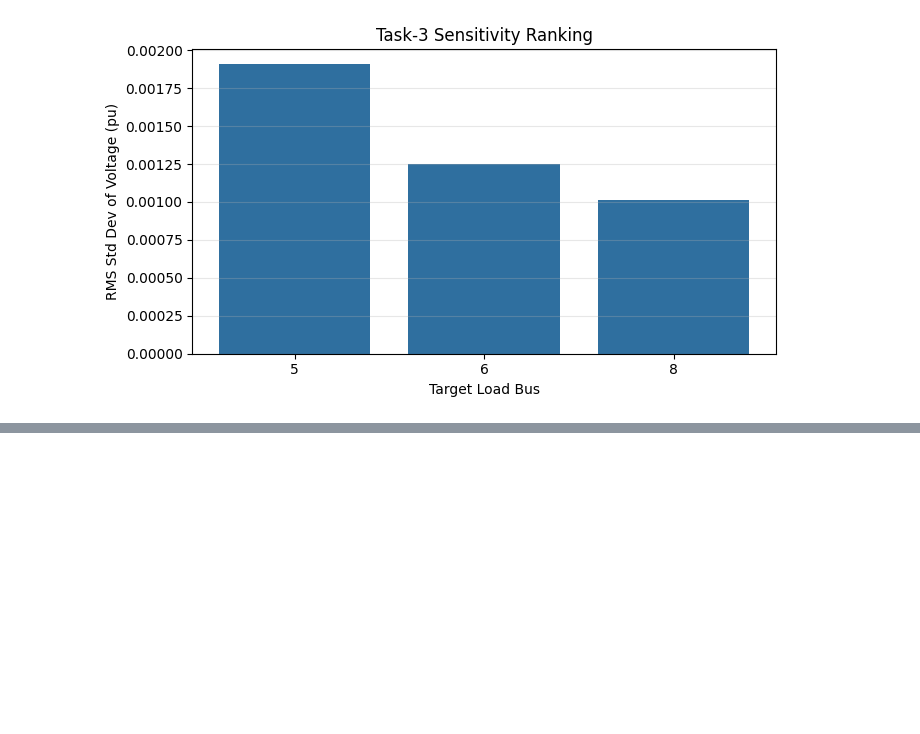
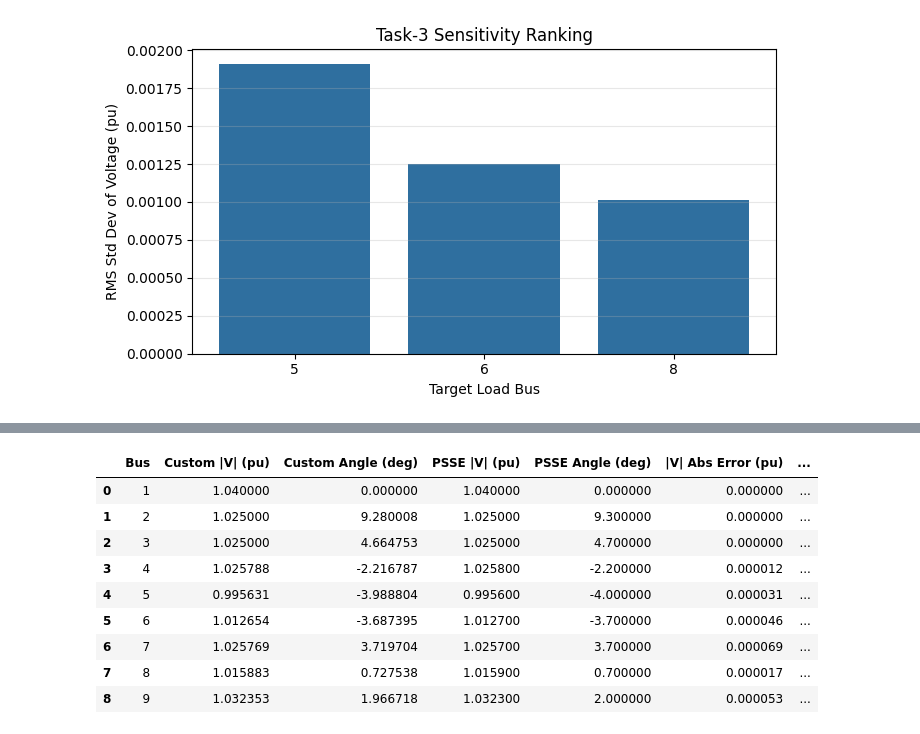
Before and after one commit to Oshadha345/Electrical-Power, a Jupyter notebook: EE354-Electric Power/Project/IEEEBUS9_analyser.ipynb, the cells around one changed output, grey strips where cells are left out. Saved outputs shown, nothing was run; the diff lists cells and outputs as text; code cells hidden in the pictures; blank space fills up the shorter version.

```diff
--- a/EE354-Electric Power/Project/IEEEBUS9_analyser.ipynb
+++ b/EE354-Electric Power/Project/IEEEBUS9_analyser.ipynb
@@ -826,0 +1073,70 @@ plt.show()
+# %%
+custom_bus_df = final_bus_df[["Bus", "|V| (pu)", "Angle (deg)"]].copy()
+custom_bus_df = custom_bus_df.rename(
+    columns={"|V| (pu)": "Custom |V| (pu)", "Angle (deg)": "Custom Angle (deg)"}
+)
+
+comparison_bus_df = custom_bus_df.merge(
+    psse_bus_df[["Bus", "PSSE |V| (pu)", "PSSE Angle (deg)"]],
+    on="Bus",
+    how="inner",
+)
+
+comparison_bus_df["|V| Abs Error (pu)"] = (
+    comparison_bus_df["Custom |V| (pu)"] - comparison_bus_df["PSSE |V| (pu)"]
+).abs()
+comparison_bus_df["|V| % Error"] = (
+    comparison_bus_df["|V| Abs Error (pu)"] / comparison_bus_df["PSSE |V| (pu)"] * 100.0
+)
+comparison_bus_df["Angle Abs Error (deg)"] = (
+    comparison_bus_df["Custom Angle (deg)"] - comparison_bus_df["PSSE Angle (deg)"]
+).abs()
+comparison_bus_df["Angle Signed Error (deg)"] = (
+    comparison_bus_df["Custom Angle (deg)"] - comparison_bus_df["PSSE Angle (deg)"]
+)
+
+accuracy_summary_df = pd.DataFrame(
+    {
+        "Metric": [
+            "MAE Voltage (pu)",
+            "RMSE Voltage (pu)",
+            "Max Voltage Error (pu)",
+            "MAE Angle (deg)",
+            "RMSE Angle (deg)",
+            "Max Angle Error (deg)",
+        ],
+        "Value": [
+            comparison_bus_df["|V| Abs Error (pu)"].mean(),
+            np.sqrt(np.mean(comparison_bus_df["|V| Abs Error (pu)"] ** 2)),
+            comparison_bus_df["|V| Abs Error (pu)"].max(),
+            comparison_bus_df["Angle Abs Error (deg)"].mean(),
+            np.sqrt(np.mean(comparison_bus_df["Angle Abs Error (deg)"] ** 2)),
+            comparison_bus_df["Angle Abs Error (deg)"].max(),
+        ],
+    }
+)
+
+custom_conv_df = pd.DataFrame(
+    [
+        {
+            "Method": "Custom Newton-Raphson",
+            "Iterations": int(base_result["iterations"]),
+            "Largest mismatch (MW)": np.nan,
+            "Largest mismatch (MVAr)": np.nan,
+            "Largest mismatch (MVA)": float(base_result["history"][-1]["max_mismatch"] * BASE_MVA),
+            "System abs mismatch (MVA)": np.nan,
+        }
+    ]
+)
+
+convergence_compare_df = pd.concat([custom_conv_df, psse_convergence_df], ignore_index=True)
+
+print("Bus-by-bus comparison table:")
+display(comparison_bus_df)
+
+print("Accuracy summary table:")
+display(accuracy_summary_df)
+
+print("Convergence comparison table:")
+display(convergence_compare_df)
+# %% [output]
@@ -826,0 +1144,10 @@ plt.show()
+|  | Bus | Custom |V| (pu) | Custom Angle (deg) | PSSE |V| (pu) | PSSE Angle (deg) | |V| Abs Error (pu) | ... |
+| 0 | 1 | 1.040000 | 0.000000 | 1.040000 | 0.000000 | 0.000000 | ... |
+| 1 | 2 | 1.025000 | 9.280008 | 1.025000 | 9.300000 | 0.000000 | ... |
+| 2 | 3 | 1.025000 | 4.664753 | 1.025000 | 4.700000 | 0.000000 | ... |
+| 3 | 4 | 1.025788 | -2.216787 | 1.025800 | -2.200000 | 0.000012 | ... |
+| 4 | 5 | 0.995631 | -3.988804 | 0.995600 | -4.000000 | 0.000031 | ... |
+| 5 | 6 | 1.012654 | -3.687395 | 1.012700 | -3.700000 | 0.000046 | ... |
+| 6 | 7 | 1.025769 | 3.719704 | 1.025700 | 3.700000 | 0.000069 | ... |
+| 7 | 8 | 1.015883 | 0.727538 | 1.015900 | 0.700000 | 0.000017 | ... |
+| 8 | 9 | 1.032353 | 1.966718 | 1.032300 | 2.000000 | 0.000053 | ... |
```
Also changed, not shown: parts of 40 cells of this notebook, 29 other files.
